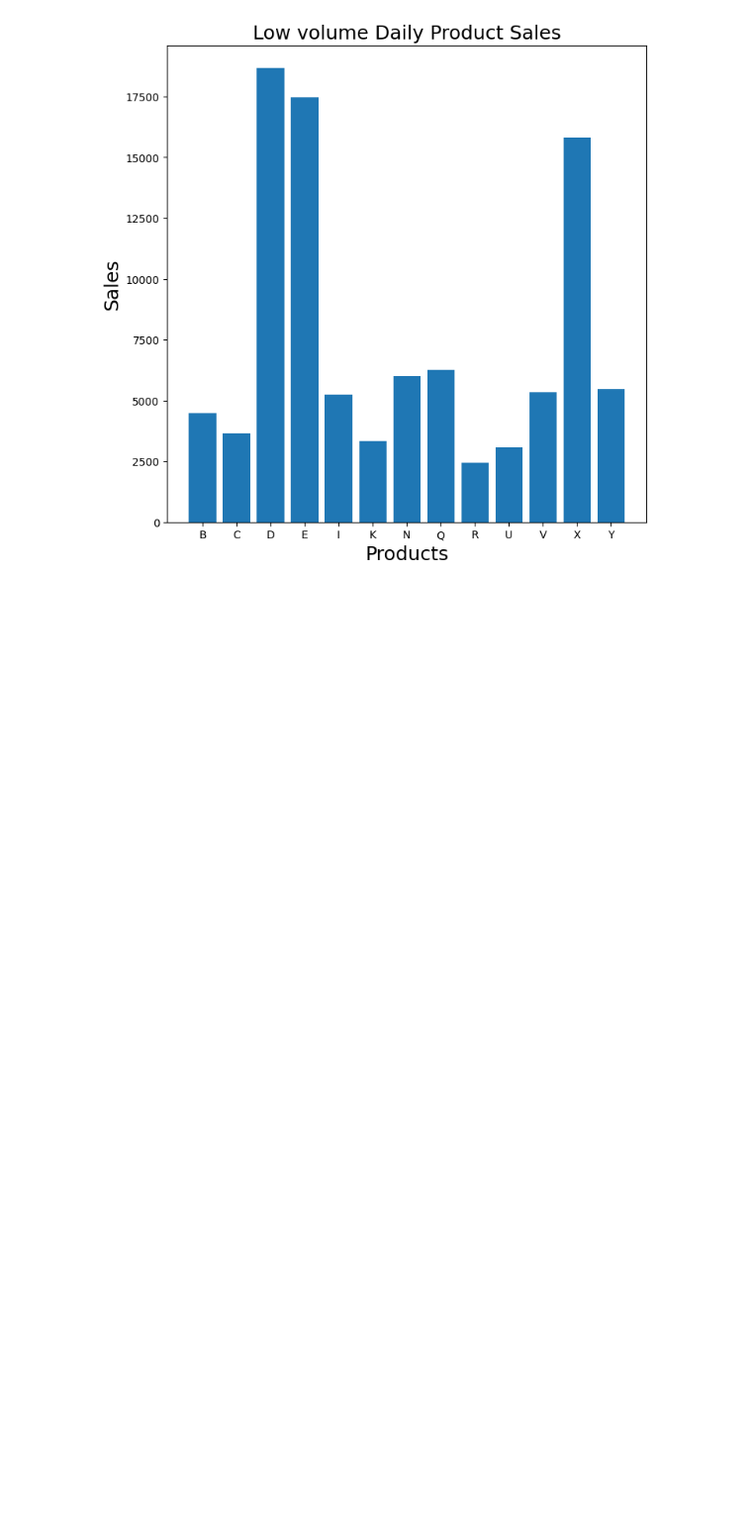
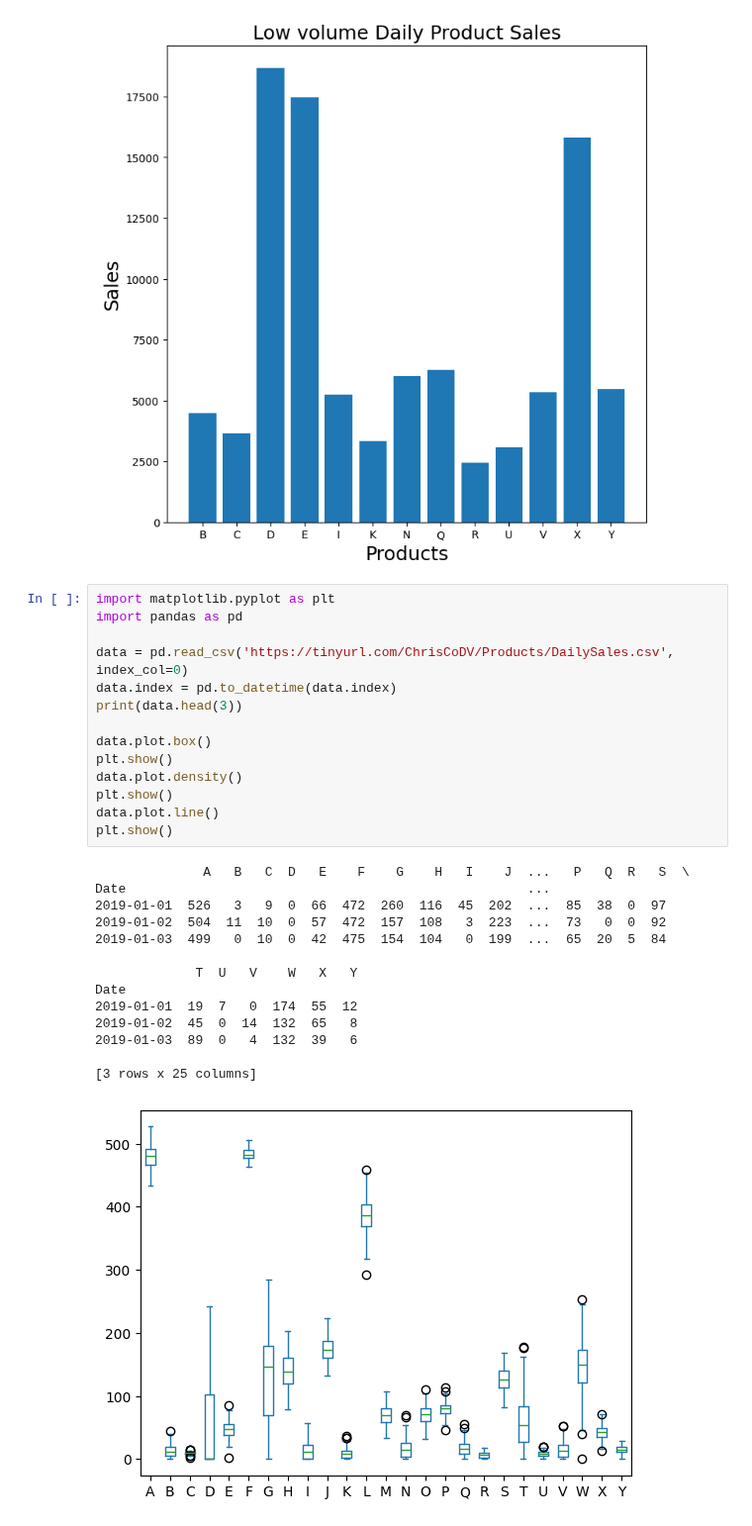
Before and after one commit to kyleonyonyi-a11y/AI, a Jupyter notebook: Introduction.ipynb, the cells around one changed output. Shown at 99% size. Drawn from its saved outputs; the diff is of its cells as text; blank space fills up the shorter version.

```diff
--- a/Introduction.ipynb
+++ b/Introduction.ipynb
@@ -73,3 +73,32 @@ Low volume:['B', 'C', 'D', 'E', 'I', 'K', 'N', 'Q', 'R', 'U', 'V', 'X', 'Y']
 [figure]
 [figure]
 [figure]
+# %%
+import matplotlib.pyplot as plt
+import pandas as pd
+
+data = pd.read_csv('https://tinyurl.com/ChrisCoDV/Products/DailySales.csv', index_col=0)
+data.index = pd.to_datetime(data.index)
+print(data.head(3))
+
+data.plot.box()
+plt.show()
+data.plot.density()
+plt.show()
+data.plot.line()
+plt.show()
+# %% [output]
+              A   B   C  D   E    F    G    H   I    J  ...   P   Q  R   S  \
+Date                                                    ...
+2019-01-01  526   3   9  0  66  472  260  116  45  202  ...  85  38  0  97
+2019-01-02  504  11  10  0  57  472  157  108   3  223  ...  73   0  0  92
+2019-01-03  499   0  10  0  42  475  154  104   0  199  ...  65  20  5  84
+
+             T  U   V    W   X   Y
+Date
+2019-01-01  19  7   0  174  55  12
+2019-01-02  45  0  14  132  65   8
+2019-01-03  89  0   4  132  39   6
+
+[3 rows x 25 columns]
+[figure, added]
```
Also changed, not shown: parts of 1 cell of this notebook.
